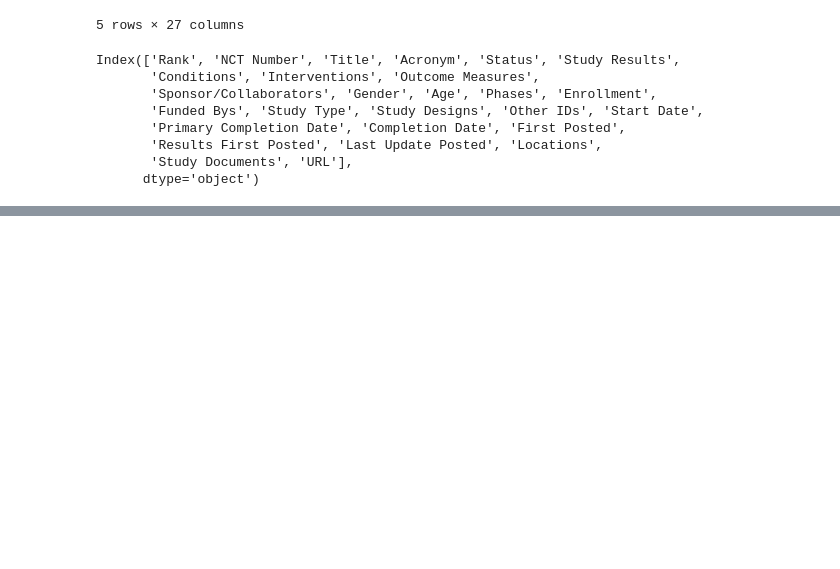
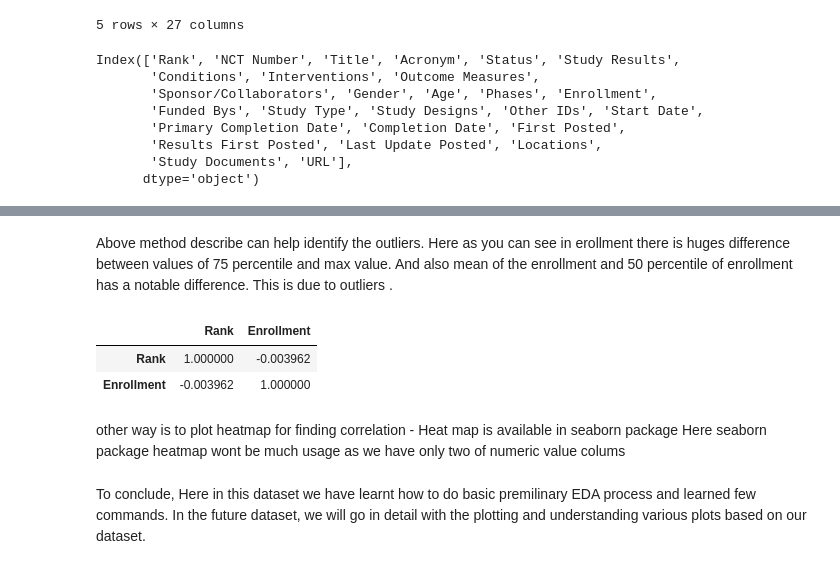
Before and after one commit to saikrish1907/EDA, a Jupyter notebook: COVID Trials/covid.ipynb, the cells around one changed output, grey strips where cells are left out. Cells and saved outputs as stored; diff of their text form; code cells hidden in the pictures; blank space fills up the shorter version.

```diff
--- a/COVID Trials/covid.ipynb
+++ b/COVID Trials/covid.ipynb
@@ -135,0 +173,22 @@ Index(['Rank', 'NCT Number', 'Title', 'Acronym', 'Status', 'Study Results',
+# %% [markdown]
+Above method describe can help identify the outliers.
+Here as you can see in erollment there is huges difference between values of 75 percentile and max value.
+And also mean of the enrollment and 50 percentile of enrollment has a notable difference.
+This is due to outliers .
+# %%
+#One of the ways to avoid unncessary field or columns is using correlation method.
+
+data.corr()
+
+#here we see is a negative correlation -  we  come to knw that these two columns is not related so much.
+#positive coorelation shows how each column is dependent on the other column .
+# %% [output]
+|  | Rank | Enrollment |
+| Rank | 1.000000 | -0.003962 |
+| Enrollment | -0.003962 | 1.000000 |
+# %% [markdown]
+other way is to plot heatmap for finding correlation - Heat map is available in seaborn package
+Here seaborn package heatmap wont be much usage as we have only two of numeric value colums
+# %% [markdown]
+To conclude, Here in this dataset we have learnt how to do basic premilinary EDA process and learned few commands.
+In the future dataset, we will go in detail with the plotting and understanding various plots based on our dataset.
```
Also changed, not shown: parts of 2 cells of this notebook.
